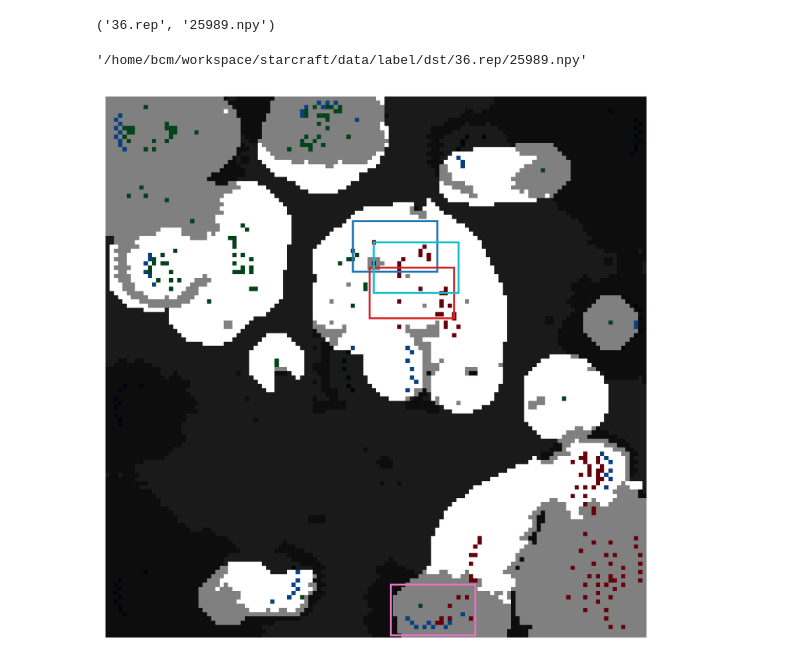
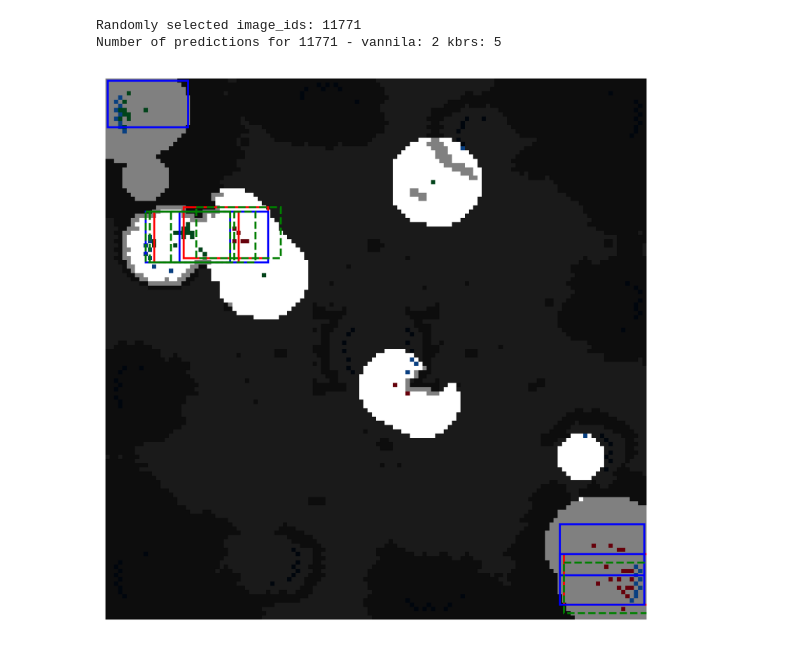
Before and after one commit to baecm/starcraft-vision, a Jupyter notebook: notebook/inference_viewer.ipynb, the cells around one changed output. Cells and saved outputs as stored; diff of their text form; code cells hidden in the pictures.

```diff
--- a/notebook/inference_viewer.ipynb
+++ b/notebook/inference_viewer.ipynb
@@ -24,7 +24,9 @@ class Channel(Enum):
     Vision = 9
     Terrain = 10
 # %%
-prediction_dir = os.path.join(os.path.split(os.getcwd())[0], "predictions")
-predictions = glob.glob(os.path.join(prediction_dir, "*.json"))
+pred = os.path.join(os.path.split(os.getcwd())[0], "predictions")
+predictions_vanilla = glob.glob(os.path.join(pred, 'vanilla', "*.json"))
+predictions_kbrs = glob.glob(os.path.join(pred, 'kbrs', "*.json"))
+reps = [f"{os.path.basename(pred).split('_')[0]}.rep" for pred in predictions_vanilla]
 # %%
 # open json files and load them
@@ -36,3 +45,4 @@ for prediction in predictions:
 # %%
-annotations = pd.DataFrame(predictions_data[0]['annotations'])
+annotations_vanilla = pd.DataFrame(predictions_vanilla_data[0]['annotations'])
+annotations_kbrs = pd.DataFrame(predictions_kbrs_data[0]['annotations'])
 # %%
@@ -169,12 +179,35 @@ ground_truth_all_correct
-# %%
-rep_name, frame_npy
-# %% [output]
-('36.rep', '25989.npy')
-# %%
-ground_truth_path
-# %% [output]
-'/home/bcm/workspace/starcraft/data/label/dst/36.rep/25989.npy'
+# %%
+common_ids = np.intersect1d(annotations_vanilla['image_id'].unique(), annotations_kbrs['image_id'].unique())
+random_ids = np.random.choice(common_ids, replace=False)
+print(f"Randomly selected image_ids: {random_ids}")
+
+prediction_vanilla_results = annotations_vanilla.loc[annotations_vanilla['image_id'] == random_ids]
+prediction_kbrs_results = annotations_kbrs.loc[annotations_kbrs['image_id'] == random_ids]
+print(f"Number of predictions for {random_ids} - vannila: {len(prediction_vanilla_results)} kbrs: {len(prediction_kbrs_results)}")
+
+images = predictions_vanilla_data[0]['images']
+image_path = next((item for item in images if item['id'] == random_ids), None)
+
+input_root = os.path.join(os.path.split(os.getcwd())[0], "data", "input", "dst")
+input_path = os.path.join(input_root, image_path['file_name'])
+input_numpy = np.load(input_path)
+
+rep_name, frame_npy = image_path['file_name'].split('/')
+
+ground_truth_root = os.path.join(os.path.split(os.getcwd())[0], "data", "label", "dst")
+ground_truth_path = os.path.join(ground_truth_root, rep_name, 'all_correct.json')
+ground_truth_all_correct = json.load(open(ground_truth_path, 'r'))
+
+df_gt = pd.DataFrame(ground_truth_all_correct['annotations'])
+ground_truths = df_gt.loc[df_gt['image_id'] == random_ids]
+# %% [output]
+Randomly selected image_ids: 11771
+Number of predictions for 11771 - vannila: 2 kbrs: 5
 # %%
-draw_overview(input_numpy, rep_name, frame_npy.split('.')[0], segmentations=samples['segmentation'].tolist())
+draw_overview(input_numpy,
+              rep_name,
+              frame_npy.split('.')[0],
+              ground_truths=ground_truths['segmentation'],
+              segmentations_list=[prediction_vanilla_results['segmentation'].tolist(), prediction_kbrs_results['segmentation']])
 # %% [output]
-[figure, old version]
+[figure, new version]
```
Also changed, not shown: parts of 9 cells of this notebook.
